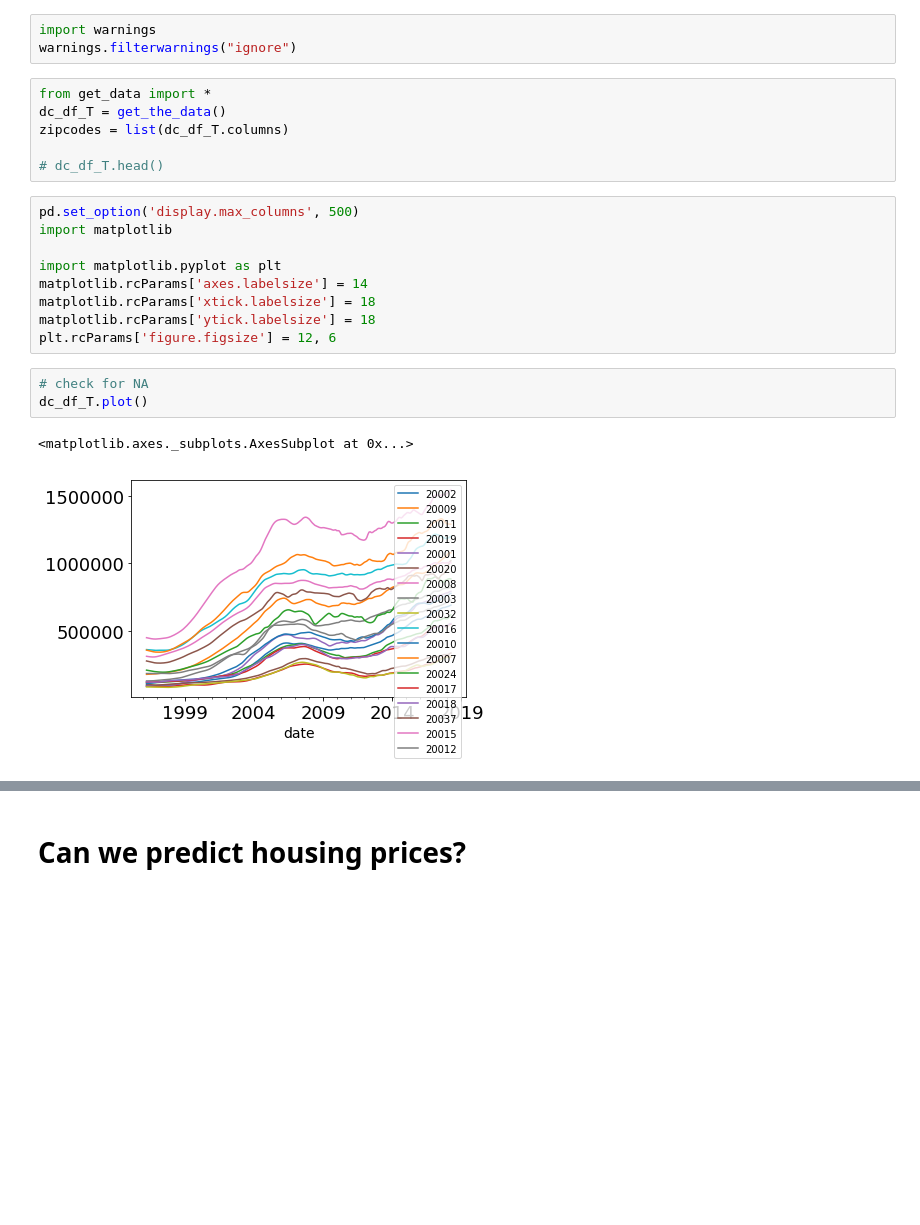
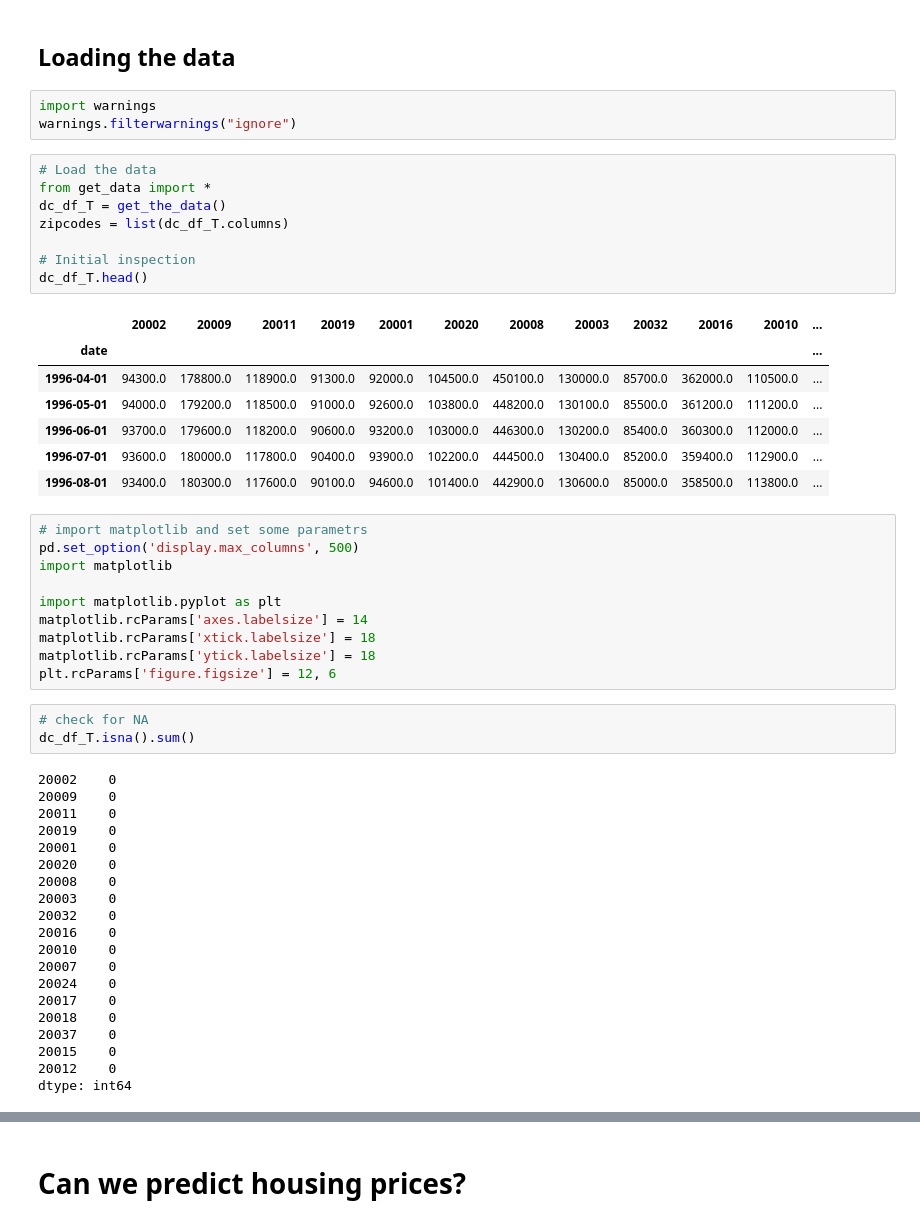
Before and after one commit to angelmanzur/TimeSeries_Zillow_Proj, a Jupyter notebook: Zillow_project-Final.ipynb, the cells around one changed output, grey strips where cells are left out. Drawn from its saved outputs; the diff is of its cells as text; blank space fills up the shorter version.

```diff
--- a/Zillow_project-Final.ipynb
+++ b/Zillow_project-Final.ipynb
@@ -3,13 +11,26 @@
+# %% [markdown]
+## Loading the data
 # %%
 import warnings
 warnings.filterwarnings("ignore")
 # %%
+# Load the data
 from get_data import *
 dc_df_T = get_the_data()
 zipcodes = list(dc_df_T.columns)
 
-# dc_df_T.head()
+# Initial inspection
+dc_df_T.head()
+# %% [output]
+|  | 20002 | 20009 | 20011 | 20019 | 20001 | 20020 | 20008 | 20003 | 20032 | 20016 | 20010 | ... |
+| date |  |  |  |  |  |  |  |  |  |  |  | ... |
+| 1996-04-01 | 94300.0 | 178800.0 | 118900.0 | 91300.0 | 92000.0 | 104500.0 | 450100.0 | 130000.0 | 85700.0 | 362000.0 | 110500.0 | ... |
+| 1996-05-01 | 94000.0 | 179200.0 | 118500.0 | 91000.0 | 92600.0 | 103800.0 | 448200.0 | 130100.0 | 85500.0 | 361200.0 | 111200.0 | ... |
+| 1996-06-01 | 93700.0 | 179600.0 | 118200.0 | 90600.0 | 93200.0 | 103000.0 | 446300.0 | 130200.0 | 85400.0 | 360300.0 | 112000.0 | ... |
+| 1996-07-01 | 93600.0 | 180000.0 | 117800.0 | 90400.0 | 93900.0 | 102200.0 | 444500.0 | 130400.0 | 85200.0 | 359400.0 | 112900.0 | ... |
+| 1996-08-01 | 93400.0 | 180300.0 | 117600.0 | 90100.0 | 94600.0 | 101400.0 | 442900.0 | 130600.0 | 85000.0 | 358500.0 | 113800.0 | ... |
 # %%
+# import matplotlib and set some parametrs
 pd.set_option('display.max_columns', 500)
 import matplotlib
 
@@ -20,7 +41,24 @@ matplotlib.rcParams['ytick.labelsize'] = 18
 plt.rcParams['figure.figsize'] = 12, 6
 # %%
 # check for NA
-dc_df_T.plot()
+dc_df_T.isna().sum()
 # %% [output]
-<matplotlib.axes._subplots.AxesSubplot at 0x...>
+20002    0
+20009    0
+20011    0
+20019    0
+20001    0
+20020    0
+20008    0
+20003    0
+20032    0
+20016    0
+20010    0
+20007    0
+20024    0
+20017    0
+20018    0
+20037    0
+20015    0
+20012    0
+dtype: int64
-[figure, removed]
```
Also changed, not shown: parts of 26 cells of this notebook, 20 other files.
